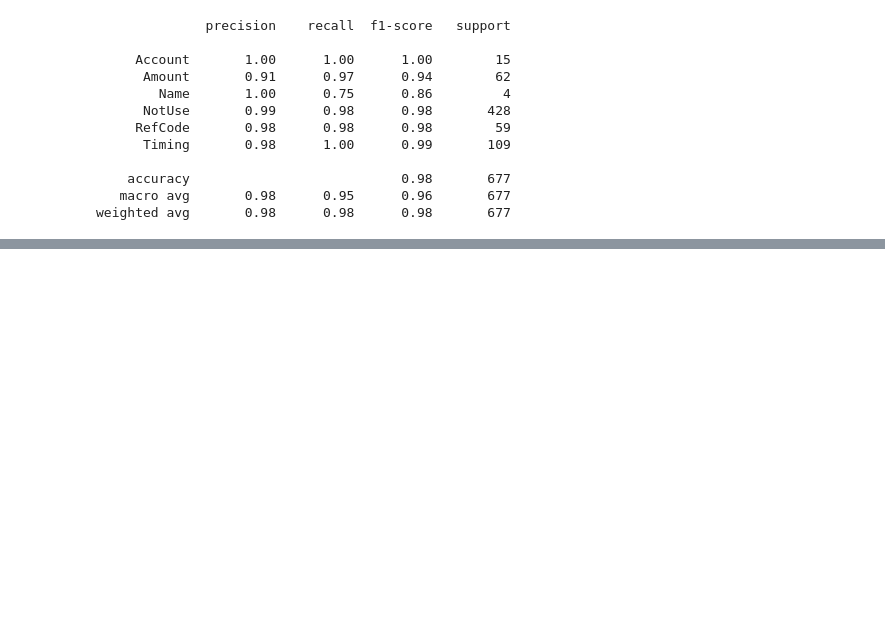
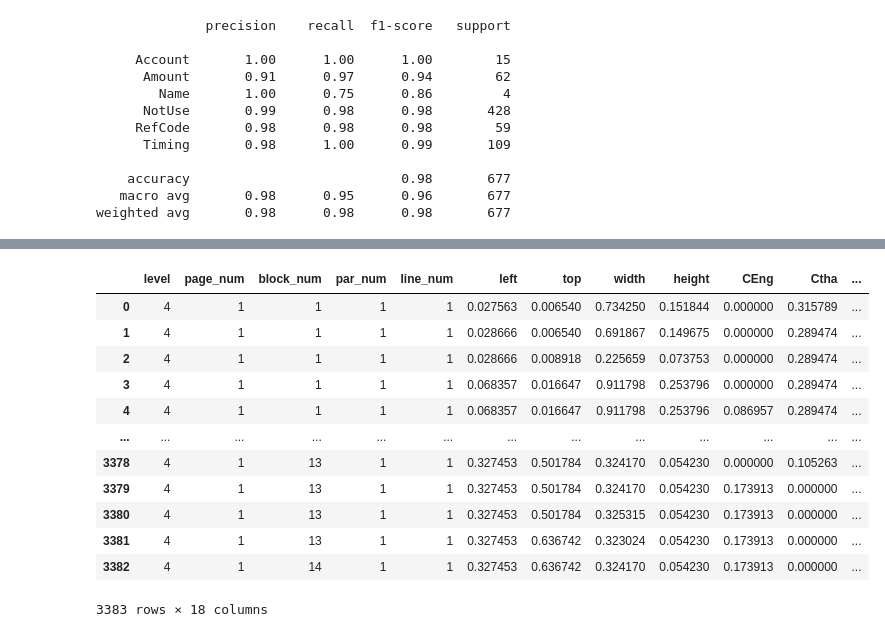
Before and after one commit to pcsishun/project_is, a Jupyter notebook: result_training.ipynb, the cells around one changed output, grey strips where cells are left out. Drawn from its saved outputs; the diff is of its cells as text; code cells hidden in the pictures; blank space fills up the shorter version.

```diff
--- a/result_training.ipynb
+++ b/result_training.ipynb
@@ -100,0 +103,10 @@ weighted avg       0.98      0.98      0.98       677
+# %%
+# df = pd.read_csv('TrainingData.csv')
+df = pd.read_csv('TrainData_withoutWord.csv')
+# df = df.drop(columns=['word'])
+df = pd.get_dummies(data= df, columns=['Bank'])
+range_width = df['left'] + df['width']
+range_height = df['top'] + df['height']
+df['range_width'] = range_width
+df['range_height'] = range_height
+df
@@ -100,0 +127,19 @@ weighted avg       0.98      0.98      0.98       677
+# %%
+scaler = MinMaxScaler()
+df[['left', 'top', 'width', 'height', 'CEng', 'Ctha', 'CNum', 'CSym', 'range_width', 'range_height']] = scaler.fit_transform(df[['left', 'top', 'width', 'height', 'CEng', 'Ctha', 'CNum', 'CSym', 'range_width', 'range_height']])
+# %%
+df
+# %% [output]
+|  | level | page_num | block_num | par_num | line_num | left | top | width | height | CEng | Ctha | ... |
+| 0 | 4 | 1 | 1 | 1 | 1 | 0.027563 | 0.006540 | 0.734250 | 0.151844 | 0.000000 | 0.315789 | ... |
+| 1 | 4 | 1 | 1 | 1 | 1 | 0.028666 | 0.006540 | 0.691867 | 0.149675 | 0.000000 | 0.289474 | ... |
+| 2 | 4 | 1 | 1 | 1 | 1 | 0.028666 | 0.008918 | 0.225659 | 0.073753 | 0.000000 | 0.289474 | ... |
+| 3 | 4 | 1 | 1 | 1 | 1 | 0.068357 | 0.016647 | 0.911798 | 0.253796 | 0.000000 | 0.289474 | ... |
+| 4 | 4 | 1 | 1 | 1 | 1 | 0.068357 | 0.016647 | 0.911798 | 0.253796 | 0.086957 | 0.289474 | ... |
+| ... | ... | ... | ... | ... | ... | ... | ... | ... | ... | ... | ... | ... |
+| 3378 | 4 | 1 | 13 | 1 | 1 | 0.327453 | 0.501784 | 0.324170 | 0.054230 | 0.000000 | 0.105263 | ... |
+| 3379 | 4 | 1 | 13 | 1 | 1 | 0.327453 | 0.501784 | 0.324170 | 0.054230 | 0.173913 | 0.000000 | ... |
+| 3380 | 4 | 1 | 13 | 1 | 1 | 0.327453 | 0.501784 | 0.325315 | 0.054230 | 0.173913 | 0.000000 | ... |
+| 3381 | 4 | 1 | 13 | 1 | 1 | 0.327453 | 0.636742 | 0.323024 | 0.054230 | 0.173913 | 0.000000 | ... |
+| 3382 | 4 | 1 | 14 | 1 | 1 | 0.327453 | 0.636742 | 0.324170 | 0.054230 | 0.173913 | 0.000000 | ... |
+3383 rows × 18 columns
```
Also changed, not shown: parts of 5 cells of this notebook, 1 other file.
